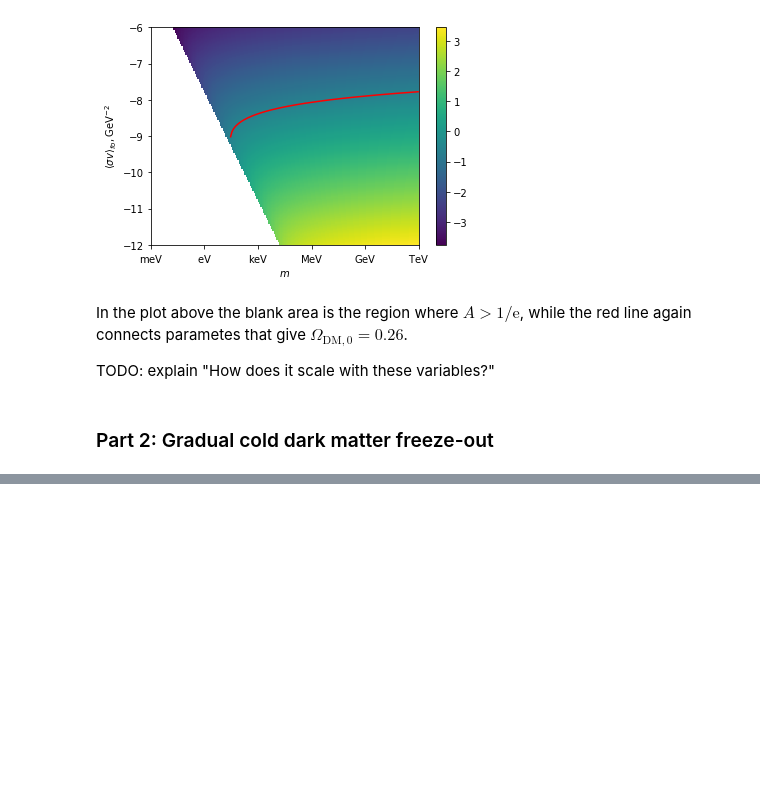
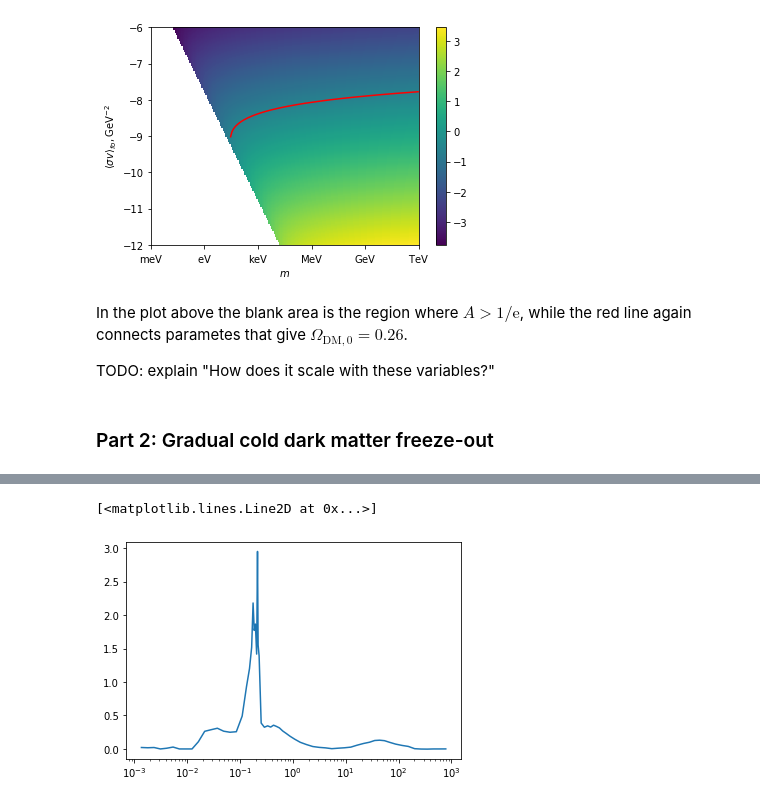
Before and after one commit to adam-coogan/gss19_sterile_nus, a Jupyter notebook: notebooks/week_1.ipynb, the cells around one changed output, grey strips where cells are left out. Drawn from its saved outputs; the diff is of its cells as text; code cells hidden in the pictures; blank space fills up the shorter version.

```diff
--- a/notebooks/week_1.ipynb
+++ b/notebooks/week_1.ipynb
@@ -94,0 +151,5 @@ TODO: explain "How does it scale with these variables?"
+# %%
+plt.semilogx(Tmid_data, lngsmderiv_data)
+# %% [output]
+[<matplotlib.lines.Line2D at 0x...>]
+[figure, added]
```
Also changed, not shown: parts of 6 cells of this notebook.
